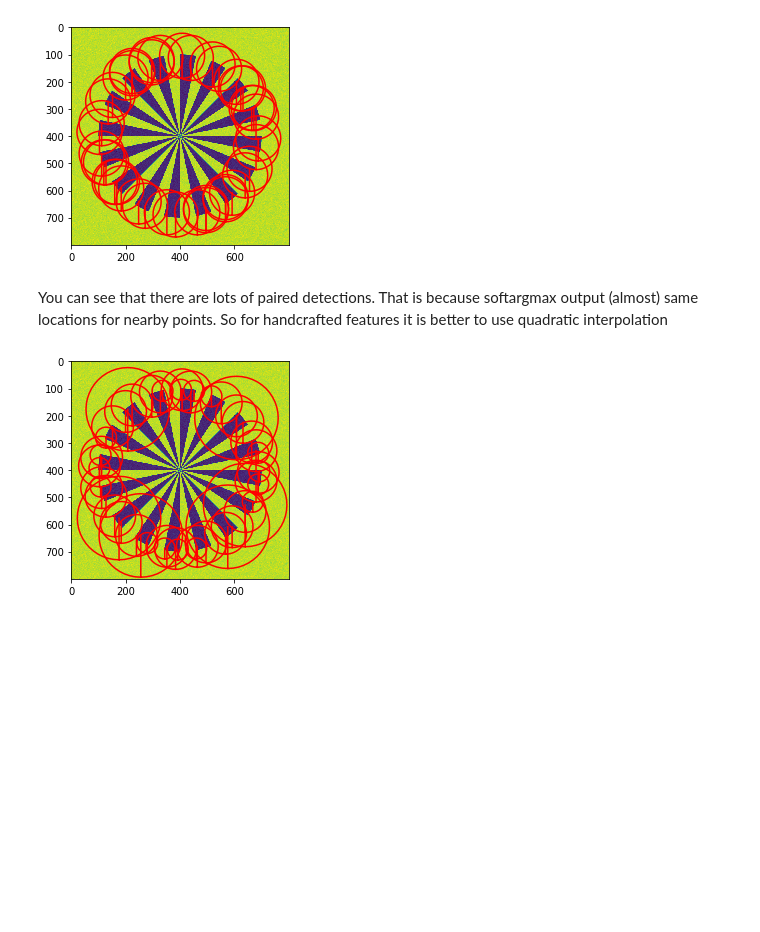
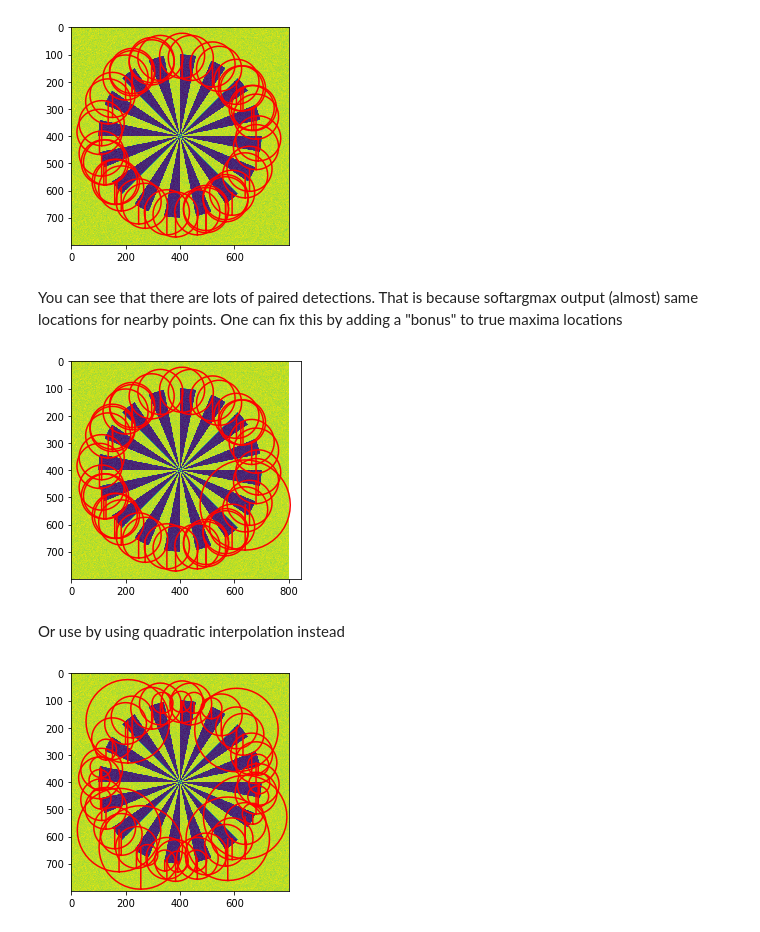
Before and after one commit to kornia/kornia-examples, a Jupyter notebook: local_feature_detection_example.ipynb, the cells around one changed output. Saved outputs shown, nothing was run; the diff lists cells and outputs as text; code cells hidden in the pictures; blank space fills up the shorter version.

```diff
--- a/local_feature_detection_example.ipynb
+++ b/local_feature_detection_example.ipynb
@@ -127,8 +122,27 @@ visualize_LAF(timg, lafs)
 [figure]
 # %% [markdown]
 You can see that there are lots of paired detections.
-That is because softargmax output (almost) same locations for nearby points. So for handcrafted features
-it is better to use quadratic interpolation
+That is because softargmax output (almost) same locations for nearby points.
+One can fix this by adding a "bonus" to true maxima locations
+# %%
+#n_feats = 40
+mr_size = 6.0
+nms1 = kornia.geometry.ConvSoftArgmax3d(kernel_size=(3,3,3), # nms windows size (scale, height, width)
+                                       stride=(1,1,1), # stride (scale, height, width)
+                                       padding=(1, 1, 1),
+                                       temperature=0.1,
+                                       strict_maxima_bonus=100.) # nms windows size (scale, height, width)
+
+harris_local_detector = ScaleSpaceDetector(n_feats,
+                                    resp_module=resp,
+                                    nms_module=nms1,
+                                    mr_size=mr_size)
+lafs, resps = harris_local_detector(timg)
+visualize_LAF(timg, lafs)
+# %% [output]
+[figure, added]
+# %% [markdown]
+Or use by using quadratic interpolation instead
 # %%
 #Lets detect Harris corners w/o duplicates
 n_feats = 50
```
Also changed, not shown: parts of 4 cells of this notebook, 1 other file.
